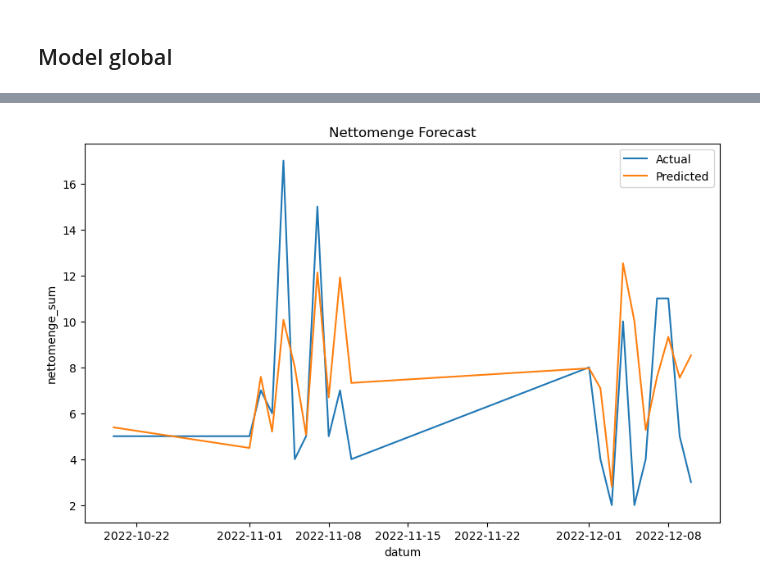
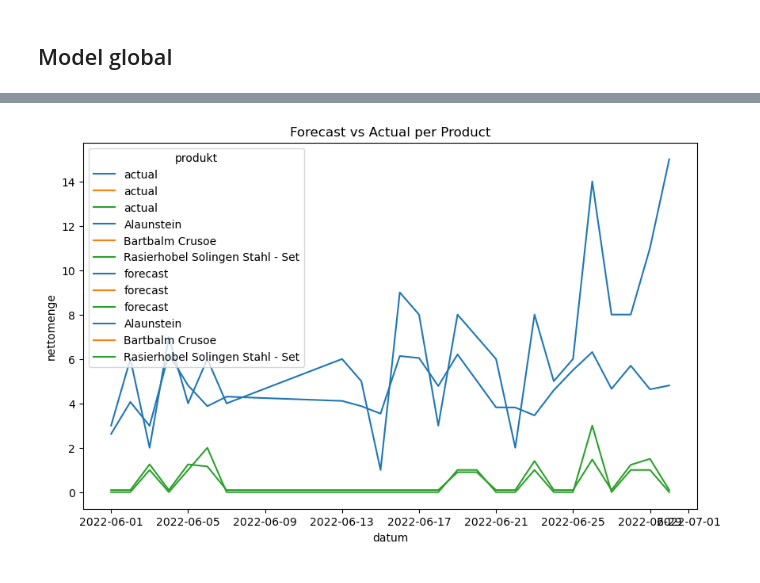
Before and after one commit to FlorianWolff95/DHBW_BI_S24, a Jupyter notebook: ML_Fallstudie_Online_Barber_Shop.ipynb, the cells around one changed output, grey strips where cells are left out. Saved outputs shown, nothing was run; the diff lists cells and outputs as text; code cells hidden in the pictures.

Commit message:
add models

```diff
--- a/ML_Fallstudie_Online_Barber_Shop.ipynb
+++ b/ML_Fallstudie_Online_Barber_Shop.ipynb
@@ -28,7 +28,7 @@ import numpy as np
 import seaborn as sns
 import matplotlib.pyplot as plt
 # %%
-df = pd.read_csv(r'Daten\Barber\barber_shopify_data.csv', sep=';', parse_dates=['Datum'])
+df = pd.read_csv(r'Daten\Barber\barber_shopify_data.csv', sep=';', parse_dates=['Datum'], decimal=',')
 # %%
 df.info()
 # %% [output]
@@ -58,5 +55,3 @@ df.head()
-# %%
-df.drop(columns='Bestellung', inplace=True)
 # %%
 df.head()
 # %% [output]
@@ -431,0 +401,15 @@ Mean Absolute Percentage Error: 0.5926453840173584
+# %%
+forecast_df = pd.DataFrame()
+for product in models:
+    model = models[product]
+
+    holdout_data_product = holdout_data[holdout_data['produkt'] == product].drop(columns='produkt').copy()
+    X_holdout = holdout_data_product.drop(columns=["nettomenge"])
+    y_holdout = holdout_data_product["nettomenge"].reset_index()
+
+    # Predict the target variable for the testing data
+    y_forecast_new = model.predict(X_holdout)
+    y_forecast_new = pd.DataFrame(y_forecast_new, index=y_holdout['datum'], columns=["forecast"]).reset_index()
+    y_forecast_new["produkt"] = product
+    forecast_df_temp= pd.merge(y_holdout, y_forecast_new, how='inner', on='datum')
+    forecast_df = pd.concat([forecast_df, forecast_df_temp] , axis=0)
@@ -432,10 +440,9 @@ Mean Absolute Percentage Error: 0.5926453840173584
 # %%
-# visualize the predictions
-df_true = df_global.loc[holdout_split:]
+# Plot the forecast per product
 plt.figure(figsize=(10, 6))
-sns.lineplot(data=df_true, x=df_true.index, y="nettomenge_sum", label="Actual")
-sns.lineplot(data=df_true, x=df_global.loc[holdout_split:].index, y=y_forecast, label="Predicted")
-plt.title("Nettomenge Forecast")
+sns.lineplot(data=forecast_df, x='datum', y='nettomenge', hue='produkt', label='actual')
+sns.lineplot(data=forecast_df, x='datum', y='forecast', hue='produkt', label='forecast')
+plt.title('Forecast vs Actual per Product')
 plt.show()
 # %% [output]
-[figure, old version]
+[figure, new version]
```
Also changed, not shown: parts of 17 cells of this notebook, 1 other file.
